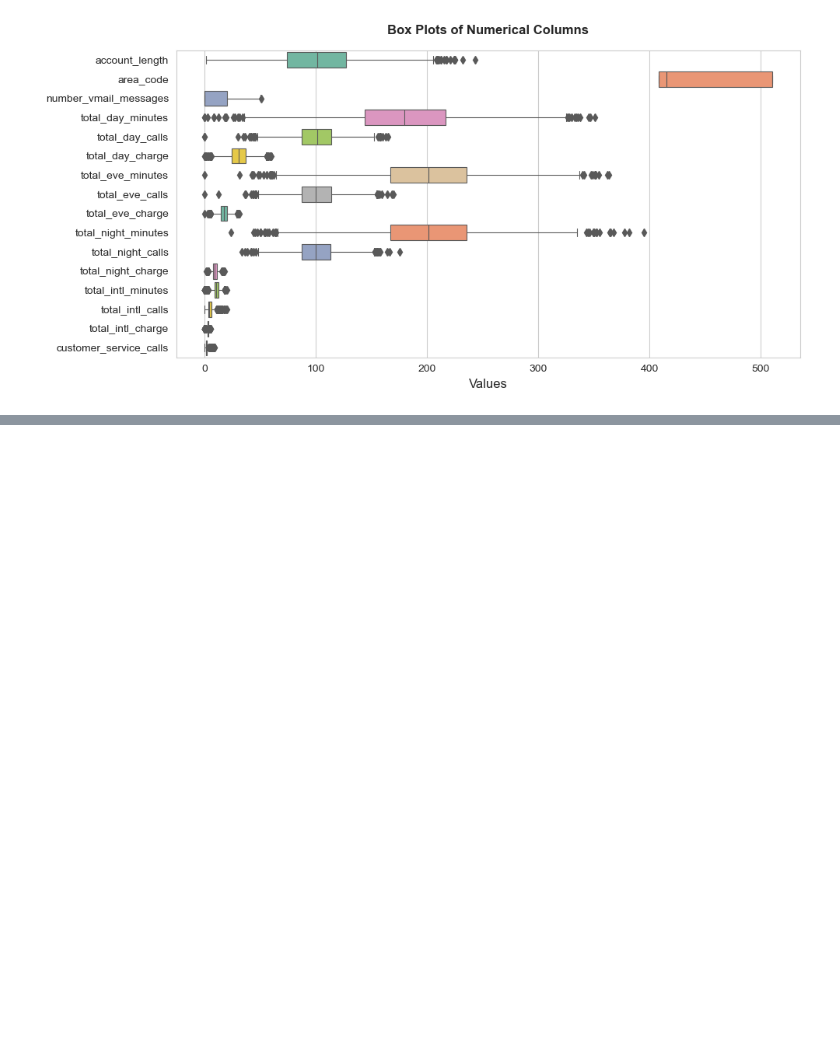
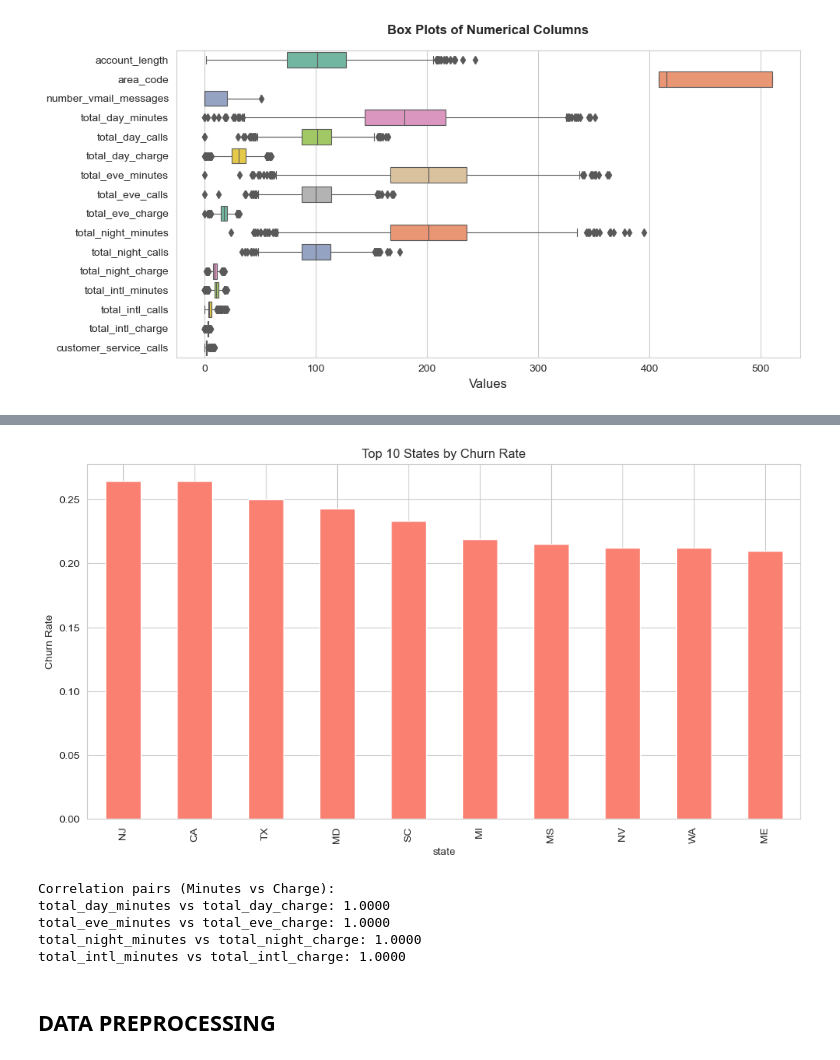
Before and after one commit to Laban-leploote/Telecom-Customer-Churn-Prediction, a Jupyter notebook: analysis.ipynb, the cells around one changed output, grey strips where cells are left out. Cells and saved outputs as stored; diff of their text form; code cells hidden in the pictures; blank space fills up the shorter version.

```diff
--- a/analysis.ipynb
+++ b/analysis.ipynb
@@ -303,0 +415,31 @@ plt.show()
+# %%
+# 8. Geographic Analysis: Churn Rate by State (Top 10)
+state_churn = df.groupby('state')['churn'].mean().sort_values(ascending=False).head(10)
+plt.figure(figsize=(12, 6))
+state_churn.plot(kind='bar', color='salmon')
+plt.title('Top 10 States by Churn Rate')
+plt.ylabel('Churn Rate')
+plt.savefig('top_churn_states.png')
+# %% [output]
+[figure, added]
+# %%
+# 9. Verify Correlation between Minutes and Charge
+corr_pairs = [
+    ('total_day_minutes', 'total_day_charge'),
+    ('total_eve_minutes', 'total_eve_charge'),
+    ('total_night_minutes', 'total_night_charge'),
+    ('total_intl_minutes', 'total_intl_charge')
+]
+
+print("\nCorrelation pairs (Minutes vs Charge):")
+for m, c in corr_pairs:
+    correlation = df[m].corr(df[c])
+    print(f"{m} vs {c}: {correlation:.4f}")
+# %% [output]
+Correlation pairs (Minutes vs Charge):
+total_day_minutes vs total_day_charge: 1.0000
+total_eve_minutes vs total_eve_charge: 1.0000
+total_night_minutes vs total_night_charge: 1.0000
+total_intl_minutes vs total_intl_charge: 1.0000
+# %% [markdown]
+## DATA PREPROCESSING
```
Also changed, not shown: parts of 11 cells of this notebook, 3 other files.
